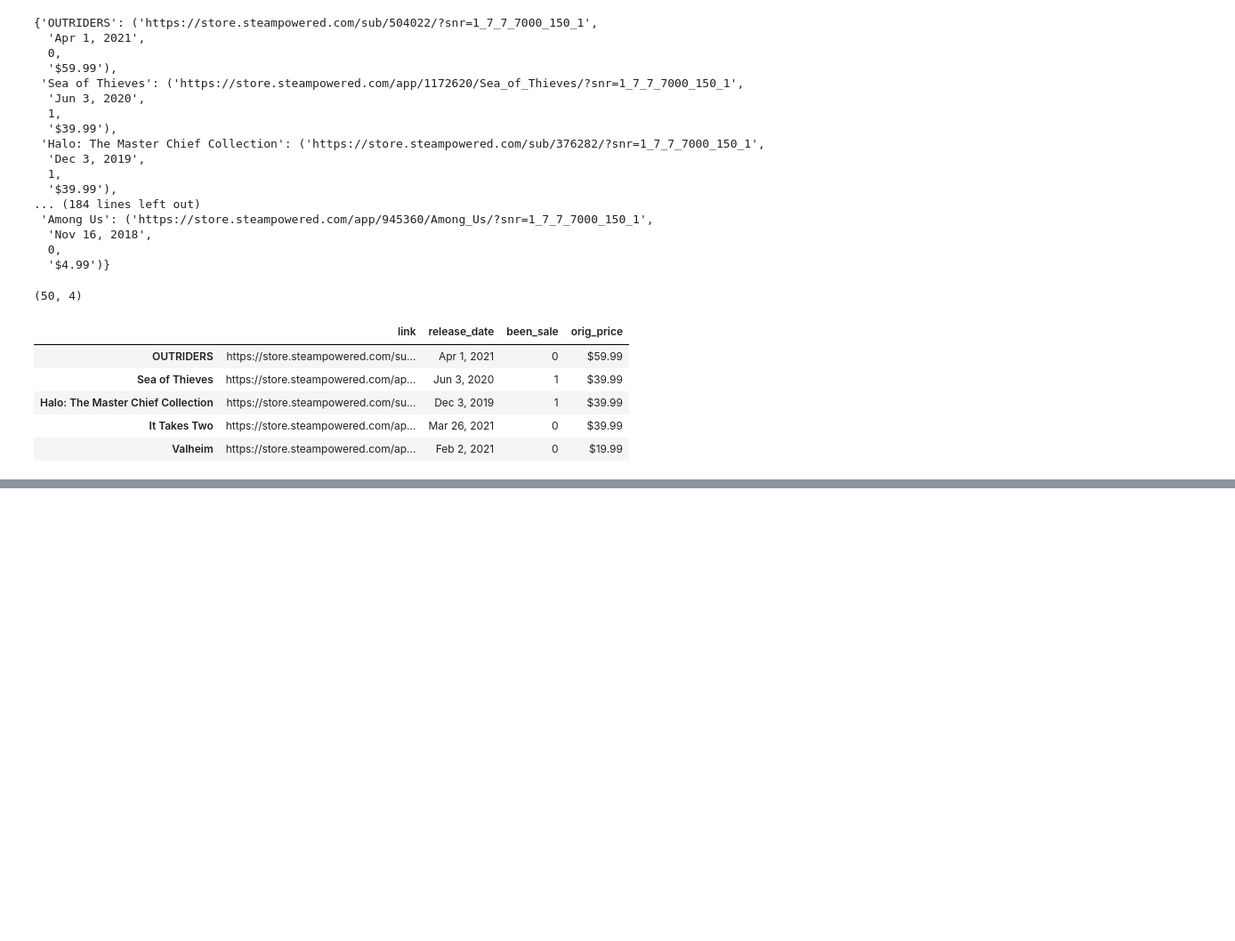
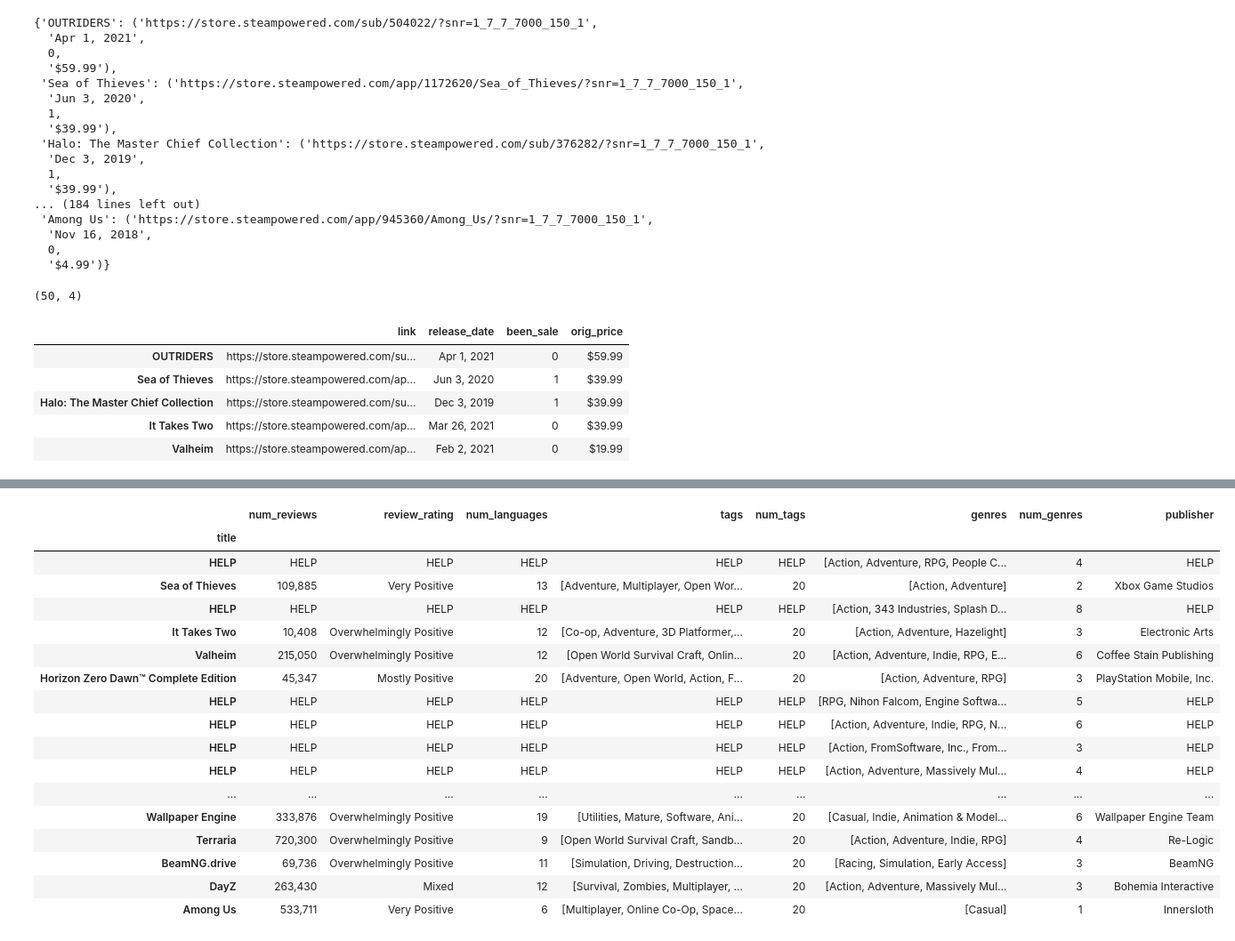
Before and after one commit to MichaelHarnett/Regression_Metis, a Jupyter notebook: scraping_list.ipynb, the cells around one changed output, grey strips where cells are left out. Shown at 89% size. Cells and saved outputs as stored; diff of their text form; code cells hidden in the pictures; blank space fills up the shorter version.

Commit message:
successfully ran through first 50 games and pulled info from game page

```diff
--- a/scraping_list.ipynb
+++ b/scraping_list.ipynb
@@ -321,0 +379,2 @@ AttributeError: 'NoneType' object has no attribute 'text'
+# %%
+top50infodf = pd.DataFrame(top50info)
@@ -321,0 +399,23 @@ AttributeError: 'NoneType' object has no attribute 'text'
+# %%
+top50infodf.set_index('title', inplace=True)
+# %%
+top50infodf
+# %% [output]
+|  | num_reviews | review_rating | num_languages | tags | num_tags | genres | num_genres | publisher |
+| title |  |  |  |  |  |  |  |  |
+| HELP | HELP | HELP | HELP | HELP | HELP | [Action, Adventure, RPG, People C... | 4 | HELP |
+| Sea of Thieves | 109,885 | Very Positive | 13 | [Adventure, Multiplayer, Open Wor... | 20 | [Action, Adventure] | 2 | Xbox Game Studios |
+| HELP | HELP | HELP | HELP | HELP | HELP | [Action, 343 Industries, Splash D... | 8 | HELP |
+| It Takes Two | 10,408 | Overwhelmingly Positive | 12 | [Co-op, Adventure, 3D Platformer,... | 20 | [Action, Adventure, Hazelight] | 3 | Electronic Arts |
+| Valheim | 215,050 | Overwhelmingly Positive | 12 | [Open World Survival Craft, Onlin... | 20 | [Action, Adventure, Indie, RPG, E... | 6 | Coffee Stain Publishing |
+| Horizon Zero Dawn™ Complete Edition | 45,347 | Mostly Positive | 20 | [Adventure, Open World, Action, F... | 20 | [Action, Adventure, RPG] | 3 | PlayStation Mobile, Inc. |
+| HELP | HELP | HELP | HELP | HELP | HELP | [RPG, Nihon Falcom, Engine Softwa... | 5 | HELP |
+| HELP | HELP | HELP | HELP | HELP | HELP | [Action, Adventure, Indie, RPG, N... | 6 | HELP |
+| HELP | HELP | HELP | HELP | HELP | HELP | [Action, FromSoftware, Inc., From... | 3 | HELP |
+| HELP | HELP | HELP | HELP | HELP | HELP | [Action, Adventure, Massively Mul... | 4 | HELP |
+| ... | ... | ... | ... | ... | ... | ... | ... | ... |
+| Wallpaper Engine | 333,876 | Overwhelmingly Positive | 19 | [Utilities, Mature, Software, Ani... | 20 | [Casual, Indie, Animation & Model... | 6 | Wallpaper Engine Team |
+| Terraria | 720,300 | Overwhelmingly Positive | 9 | [Open World Survival Craft, Sandb... | 20 | [Action, Adventure, Indie, RPG] | 4 | Re-Logic |
+| BeamNG.drive | 69,736 | Overwhelmingly Positive | 11 | [Simulation, Driving, Destruction... | 20 | [Racing, Simulation, Early Access] | 3 | BeamNG |
+| DayZ | 263,430 | Mixed | 12 | [Survival, Zombies, Multiplayer, ... | 20 | [Action, Adventure, Massively Mul... | 3 | Bohemia Interactive |
+| Among Us | 533,711 | Very Positive | 6 | [Multiplayer, Online Co-Op, Space... | 20 | [Casual] | 1 | Innersloth |
```
Also changed, not shown: parts of 7 cells of this notebook, 1 other file.
